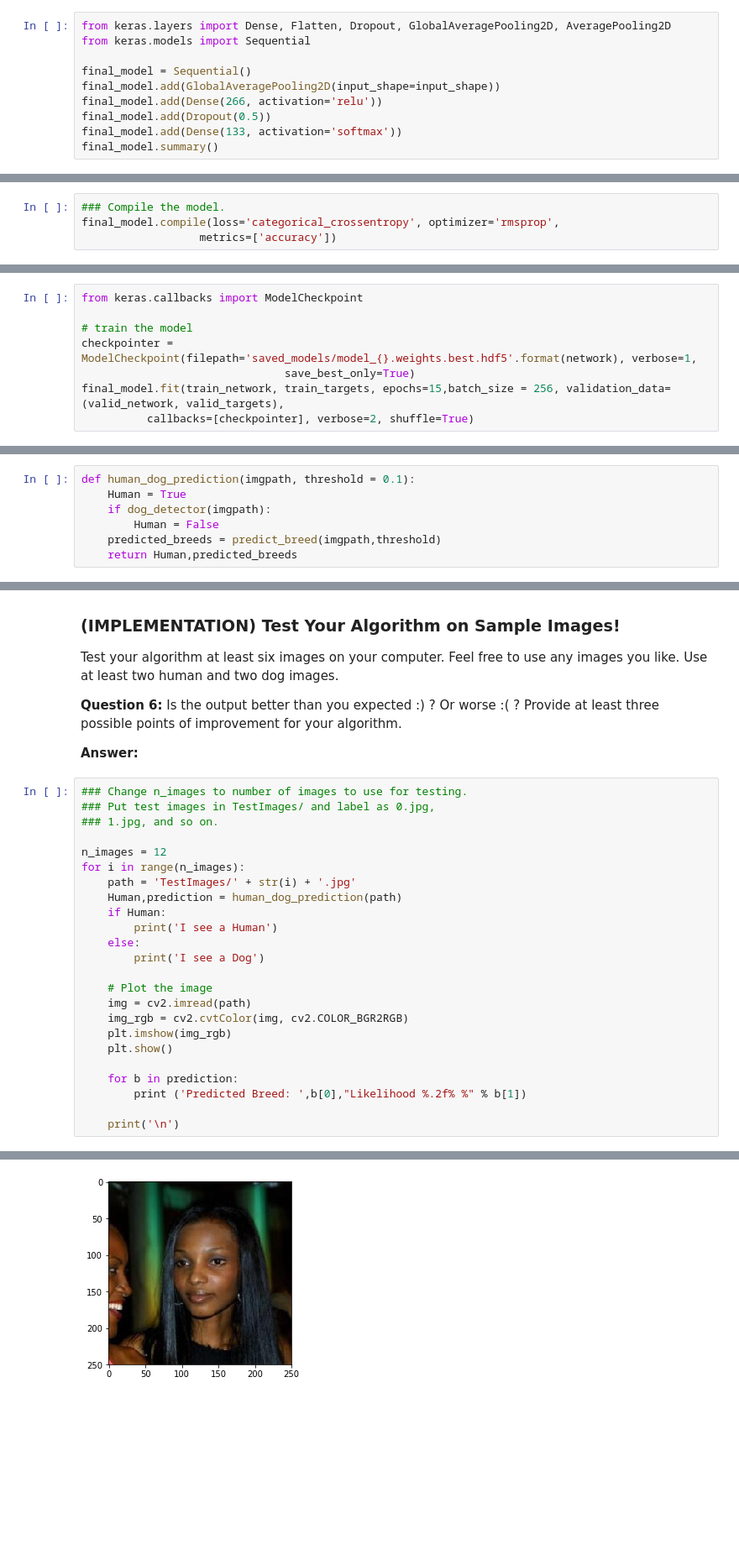
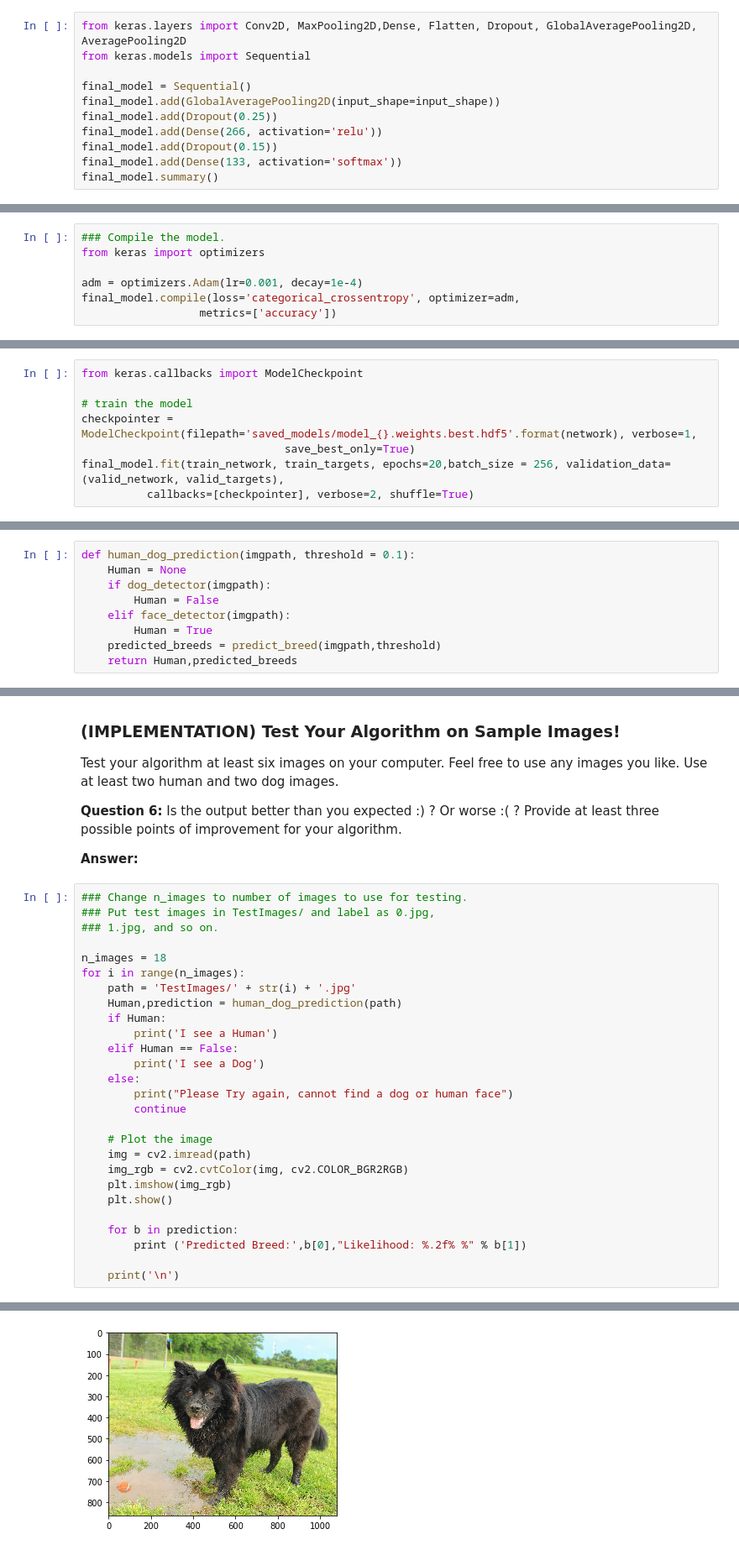
Before and after one commit to kunwar31/Dog-breed-prediction, a Jupyter notebook: dog_app.ipynb, the cells around one changed output, grey strips where cells are left out. Shown at 84% size. Drawn from its saved outputs; the diff is of its cells as text; blank space fills up the shorter version.

Commit message:
Several changes,answered questions , added new test images

```diff
--- a/dog_app.ipynb
+++ b/dog_app.ipynb
@@ -655,11 +650,12 @@ __Answer:__
 # %%
-from keras.layers import Dense, Flatten, Dropout, GlobalAveragePooling2D, AveragePooling2D
+from keras.layers import Conv2D, MaxPooling2D,Dense, Flatten, Dropout, GlobalAveragePooling2D, AveragePooling2D
 from keras.models import Sequential
 
 final_model = Sequential()
 final_model.add(GlobalAveragePooling2D(input_shape=input_shape))
+final_model.add(Dropout(0.25))
 final_model.add(Dense(266, activation='relu'))
-final_model.add(Dropout(0.5))
+final_model.add(Dropout(0.15))
 final_model.add(Dense(133, activation='softmax'))
 final_model.summary()
 # %% [output]
@@ -682,7 +680,10 @@ _________________________________________________________________
 ### (IMPLEMENTATION) Compile the Model
 # %%
 ### Compile the model.
-final_model.compile(loss='categorical_crossentropy', optimizer='rmsprop',
+from keras import optimizers
+
+adm = optimizers.Adam(lr=0.001, decay=1e-4)
+final_model.compile(loss='categorical_crossentropy', optimizer=adm,
                   metrics=['accuracy'])
 # %% [markdown]
 ### (IMPLEMENTATION) Train the Model
@@ -696,7 +697,7 @@ from keras.callbacks import ModelCheckpoint
 # train the model
 checkpointer = ModelCheckpoint(filepath='saved_models/model_{}.weights.best.hdf5'.format(network), verbose=1,
                                save_best_only=True)
-final_model.fit(train_network, train_targets, epochs=15,batch_size = 256, validation_data=(valid_network, valid_targets),
+final_model.fit(train_network, train_targets, epochs=20,batch_size = 256, validation_data=(valid_network, valid_targets),
           callbacks=[checkpointer], verbose=2, shuffle=True)
 # %% [output]
 Train on 6680 samples, validate on 835 samples
@@ -784,9 +785,11 @@ Some sample output for our algorithm is provided below, but feel free to design
 ### (IMPLEMENTATION) Write your Algorithm
 # %%
 def human_dog_prediction(imgpath, threshold = 0.1):
-    Human = True
+    Human = None
     if dog_detector(imgpath):
         Human = False
+    elif face_detector(imgpath):
+        Human = True
     predicted_breeds = predict_breed(imgpath,threshold)
     return Human,predicted_breeds
 # %% [markdown]
@@ -808,14 +811,17 @@ __Answer:__
 ### Put test images in TestImages/ and label as 0.jpg,
 ### 1.jpg, and so on.
 
-n_images = 12
+n_images = 18
 for i in range(n_images):
     path = 'TestImages/' + str(i) + '.jpg'
     Human,prediction = human_dog_prediction(path)
     if Human:
         print('I see a Human')
+    elif Human == False:
+        print('I see a Dog')
     else:
-        print('I see a Dog')
+        print("Please Try again, cannot find a dog or human face")
+        continue
 
     # Plot the image
     img = cv2.imread(path)
@@ -824,7 +830,7 @@ for i in range(n_images):
     plt.show()
 
     for b in prediction:
-        print ('Predicted Breed: ',b[0],"Likelihood %.2f% %" % b[1])
+        print ('Predicted Breed:',b[0],"Likelihood: %.2f% %" % b[1])
 
     print('\n')
 # %% [output]
@@ -832 +838 @@ I see a Human
-[figure, old version]
+[figure, new version]
```
Also changed, not shown: parts of 7 cells of this notebook, 11 other files.
